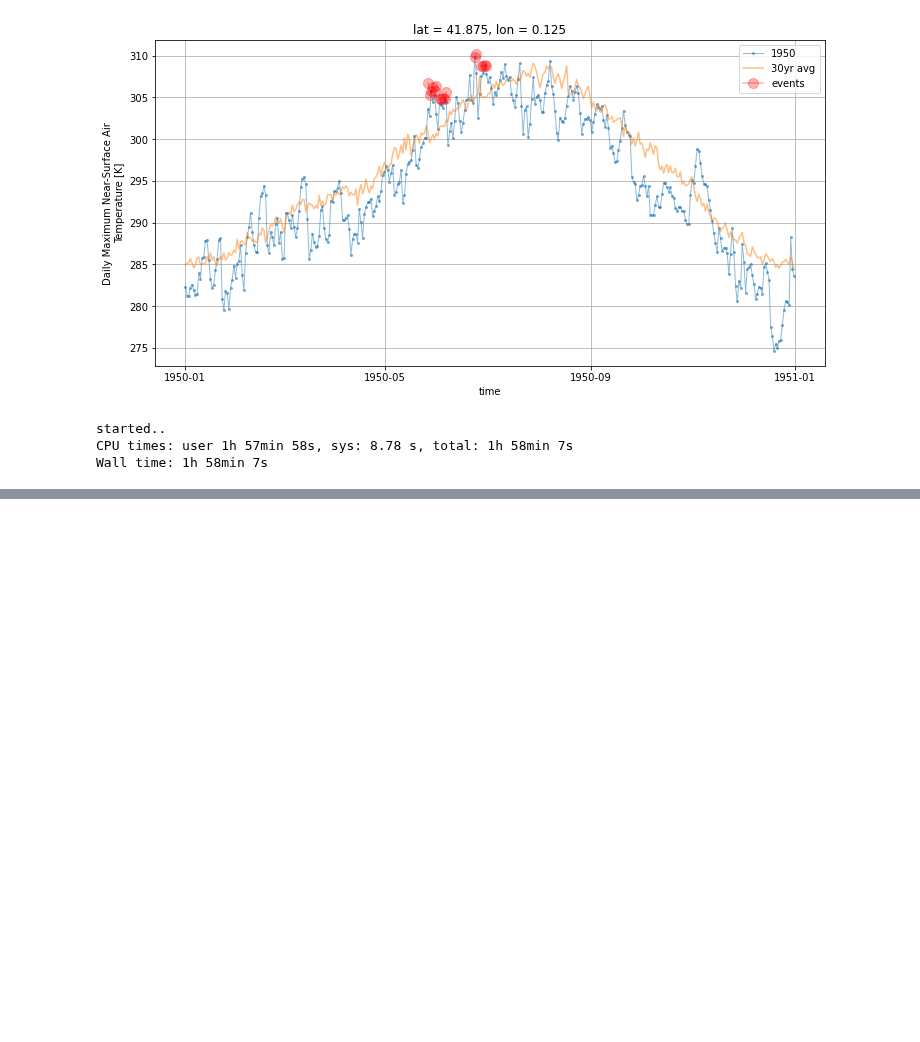
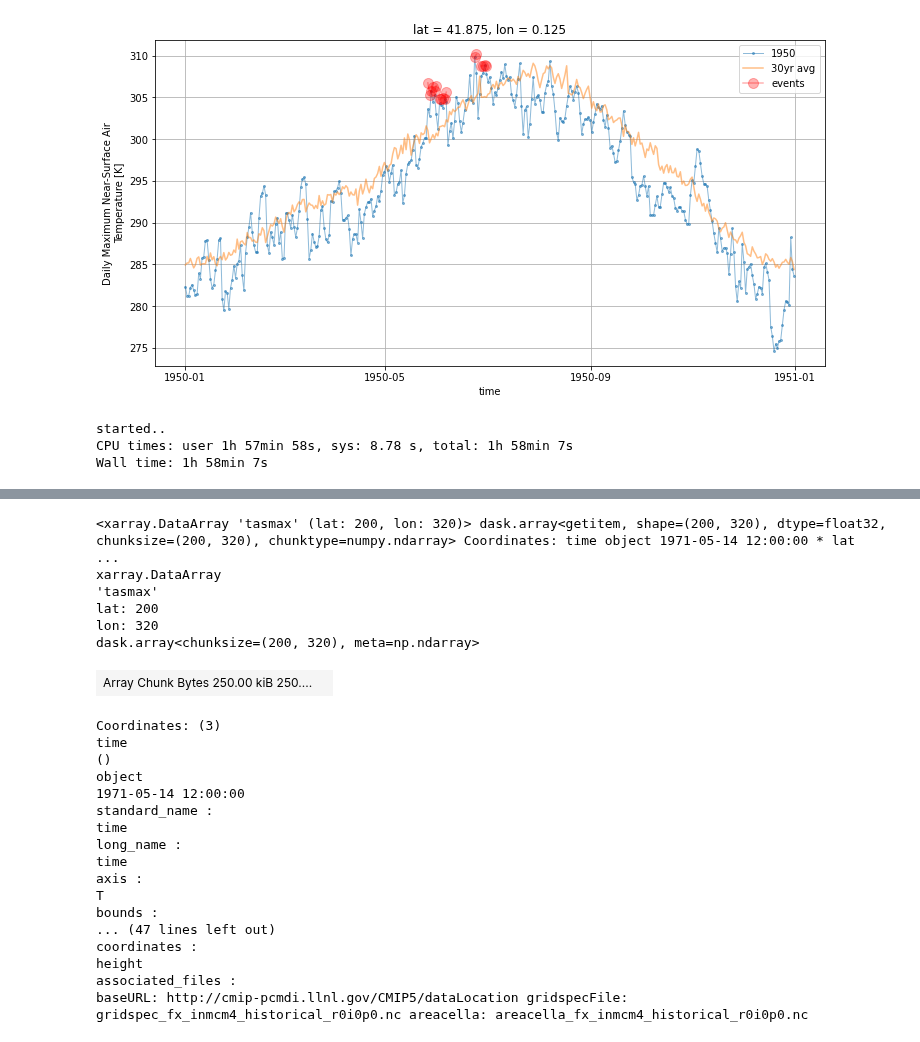
Before and after one commit to KorayKinik/heat-extremes-CMIP6, a Jupyter notebook: koray/Untitled7.ipynb, the cells around one changed output, grey strips where cells are left out. Cells and saved outputs as stored; diff of their text form; code cells hidden in the pictures; blank space fills up the shorter version.

```diff
--- a/koray/Untitled7.ipynb
+++ b/koray/Untitled7.ipynb
@@ -267,0 +284,27 @@ ds['tasmax'].sel(**area).sel(time='1950-01-01').plot(figsize=(16,10))
+# %%
+tasmax.squeeze()
+# %% [output]
+<xarray.DataArray 'tasmax' (lat: 200, lon: 320)> dask.array<getitem, shape=(200, 320), dtype=float32, chunksize=(200, 320), chunktype=numpy.ndarray> Coordinates: time object 1971-05-14 12:00:00 * lat  ...
+xarray.DataArray
+'tasmax'
+lat: 200
+lon: 320
+dask.array<chunksize=(200, 320), meta=np.ndarray>
+| Array Chunk Bytes 250.00 kiB 250.... |  |
+Coordinates: (3)
+time
+()
+object
+1971-05-14 12:00:00
+standard_name :
+time
+long_name :
+time
+axis :
+T
+bounds :
+... (47 lines left out)
+coordinates :
+height
+associated_files :
+baseURL: http://cmip-pcmdi.llnl.gov/CMIP5/dataLocation gridspecFile: gridspec_fx_inmcm4_historical_r0i0p0.nc areacella: areacella_fx_inmcm4_historical_r0i0p0.nc
```
Also changed, not shown: parts of 2 cells of this notebook, 2 other files.
